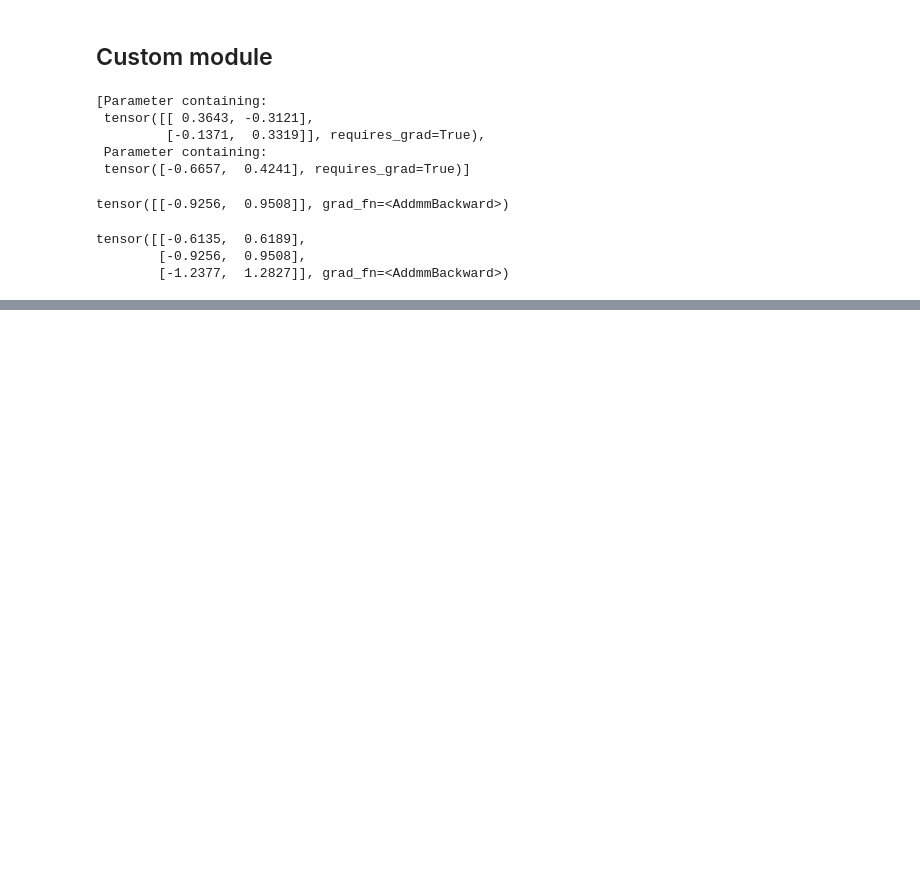
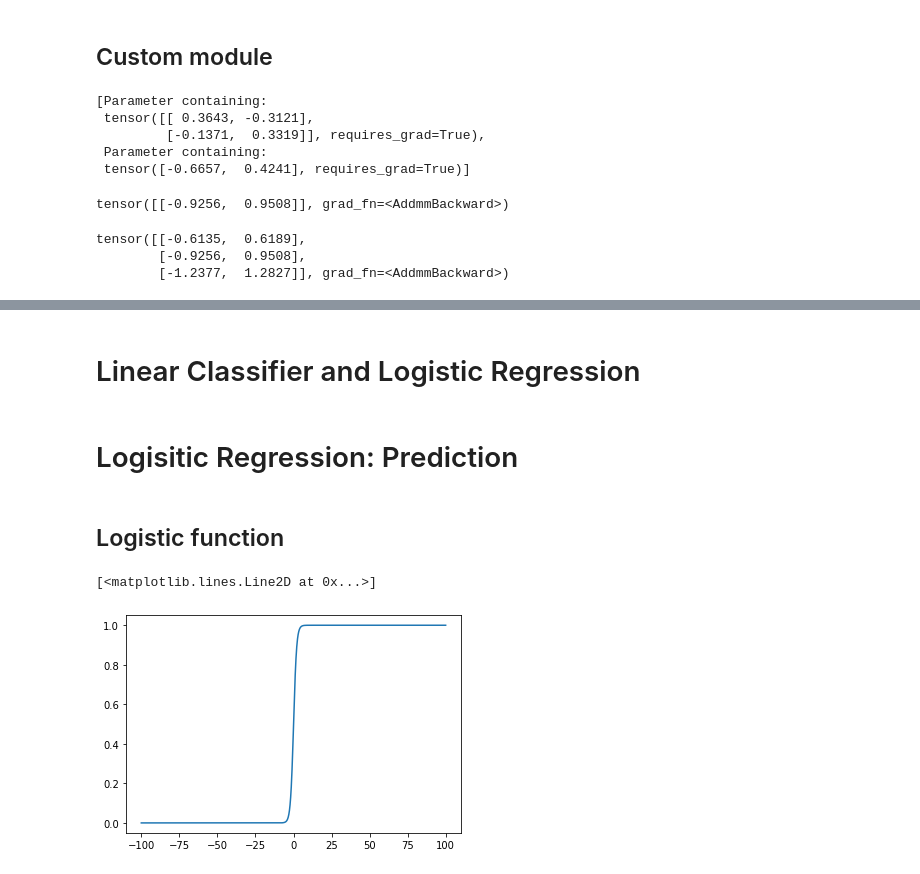
Before and after one commit to castorfou/pytorch_tutorial, a Jupyter notebook: coursera_deep_neural_network/Week 3 - Multiple input output regression - logistic regression classification.ipynb, the cells around one changed output, grey strips where cells are left out. Saved outputs shown, nothing was run; the diff lists cells and outputs as text; code cells hidden in the pictures; blank space fills up the shorter version.

```diff
--- a/coursera_deep_neural_network/Week 3 - Multiple input output regression - logistic regression classification.ipynb
+++ b/coursera_deep_neural_network/Week 3 - Multiple input output regression - logistic regression classification.ipynb
@@ -145,0 +181,18 @@ tensor([[-0.6135,  0.6189],
+# %% [markdown]
+# Linear Classifier and Logistic Regression
+# %% [markdown]
+# Logisitic Regression: Prediction
+# %% [markdown]
+## Logistic function
+# %%
+import torch
+import torch.nn as nn
+import matplotlib.pyplot as plt
+
+z = torch.arange(-100, 100, 0.1).view(-1, 1)
+sig = nn.Sigmoid()
+yhat = sig(z)
+plt.plot(z.numpy(), yhat.numpy())
+# %% [output]
+[<matplotlib.lines.Line2D at 0x...>]
+[figure, added]
```
Also changed, not shown: parts of 28 cells of this notebook, 9 other files.
